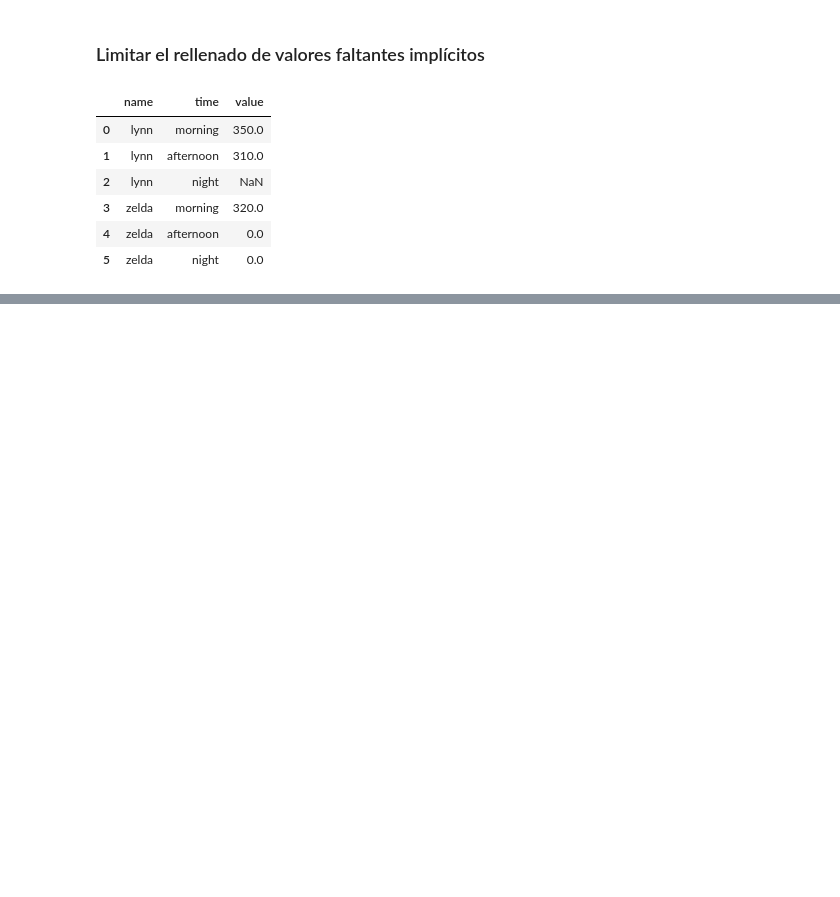
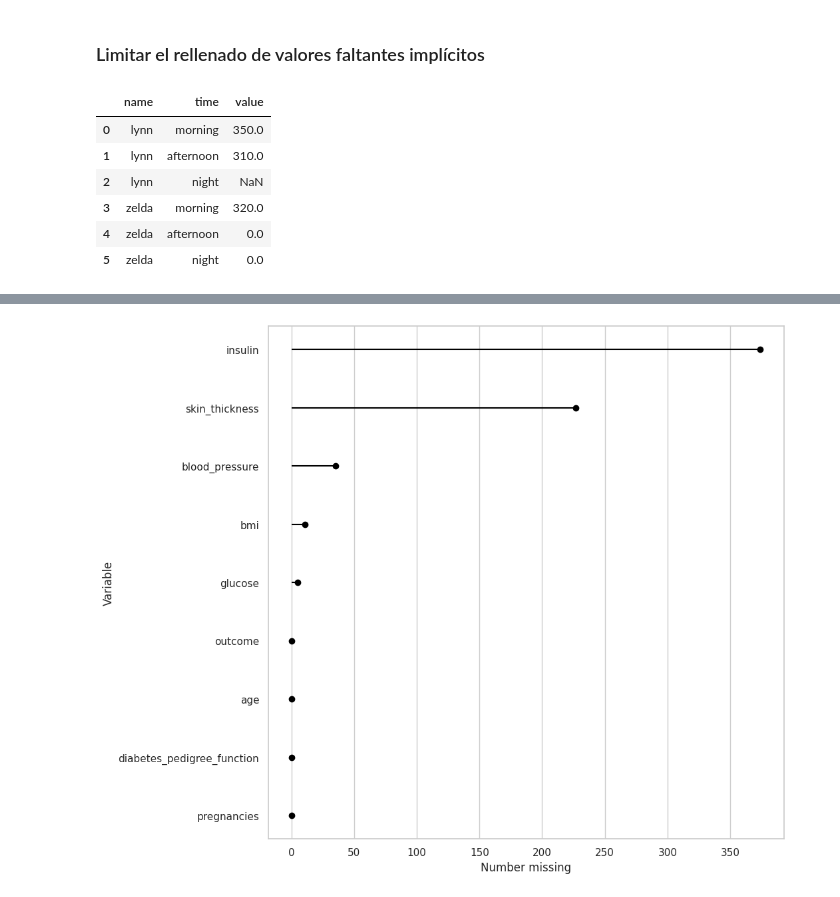
Before and after one commit to ArnolPlazas/manejo_datos_faltantes, a Jupyter notebook: exploration-missing-values.ipynb, the cells around one changed output, grey strips where cells are left out. Saved outputs shown, nothing was run; the diff lists cells and outputs as text; code cells hidden in the pictures; blank space fills up the shorter version.

```diff
--- a/exploration-missing-values.ipynb
+++ b/exploration-missing-values.ipynb
@@ -767,0 +774,6 @@ Las columnas MultiIndex no son complatibles.
+# %%
+# los valores faltantes estan como cero, entonces los repmlazamos por nulo
+diabetes_df[diabetes_df.columns[1:6]] =  diabetes_df[diabetes_df.columns[1:6]].replace(0, np.nan)
+diabetes_df.missing.missing_variable_plot()
+# %% [output]
+[figure, added]
```
Also changed, not shown: parts of 9 cells of this notebook, 2 other files.
